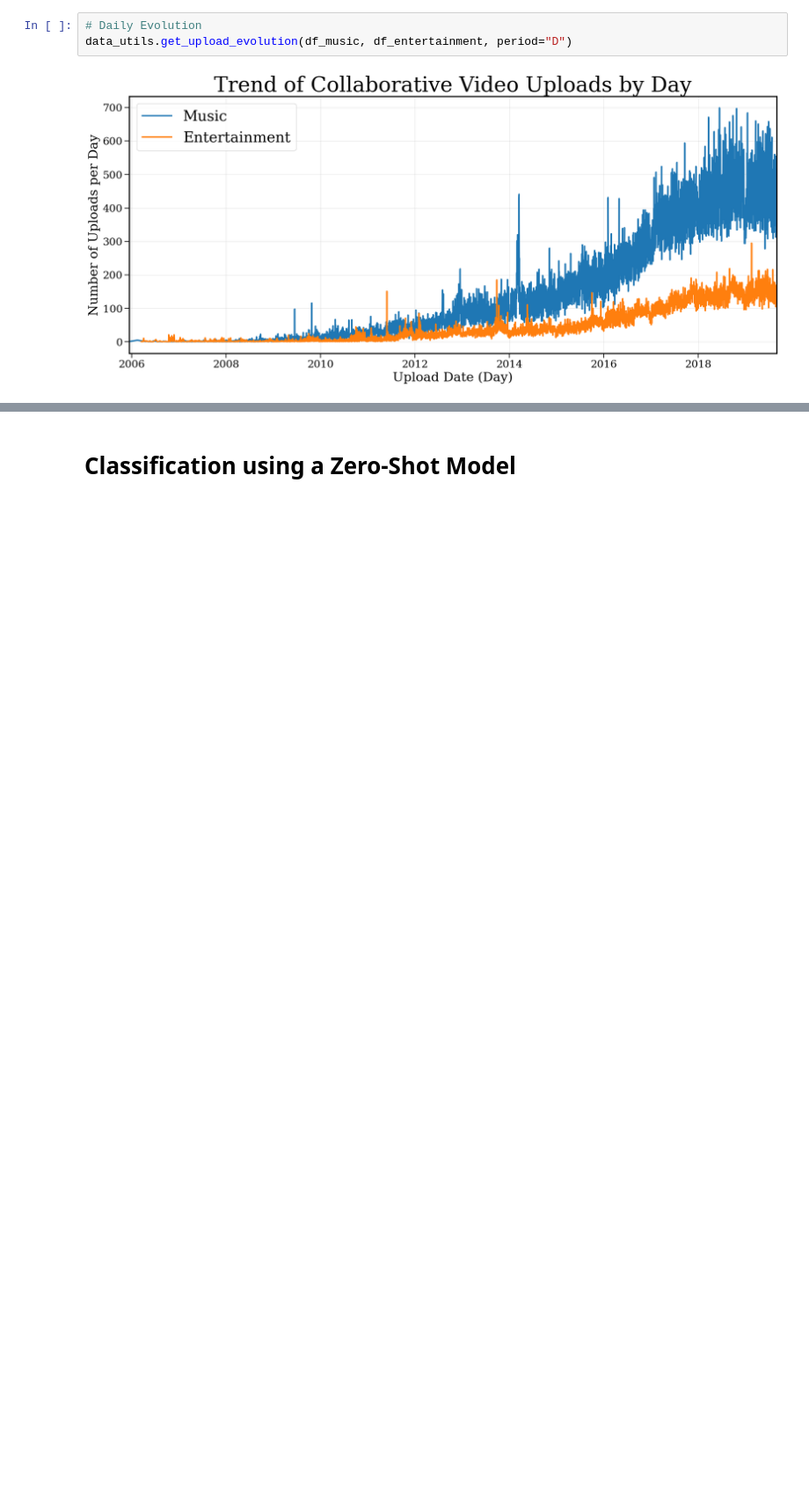
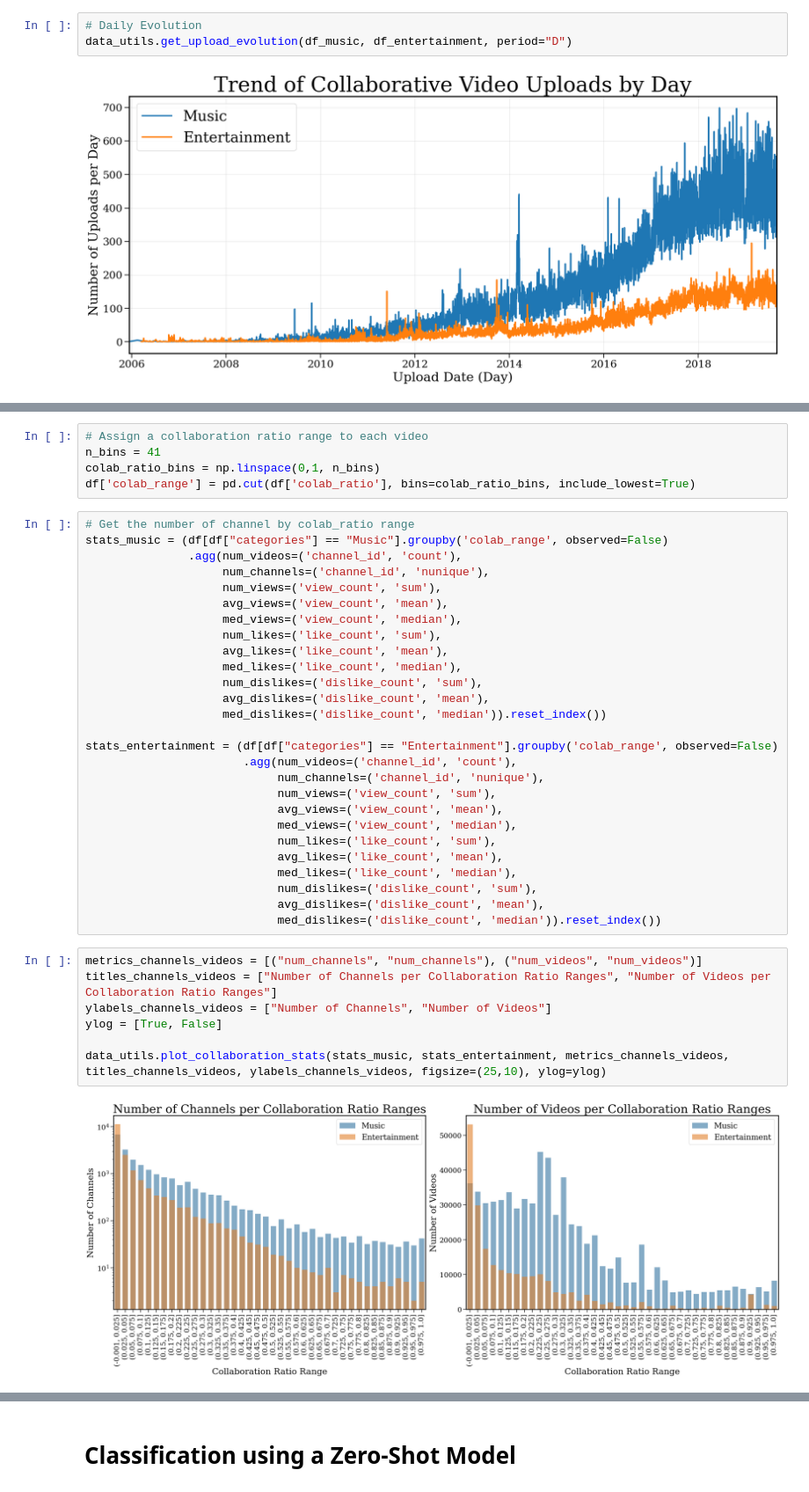
Before and after one commit to epfl-ada/ada-2024-project-tropicaltoucansinsight, a Jupyter notebook: collaborations.ipynb, the cells around one changed output, grey strips where cells are left out. Shown at 88% size. Saved outputs shown, nothing was run; the diff lists cells and outputs as text; blank space fills up the shorter version.

Commit message:
Comparison for some stats given a collaboration ratio range

```diff
--- a/collaborations.ipynb
+++ b/collaborations.ipynb
@@ -441,0 +454,41 @@ data_utils.get_upload_evolution(df_music, df_entertainment, period="D")
+# %%
+# Assign a collaboration ratio range to each video
+n_bins = 41
+colab_ratio_bins = np.linspace(0,1, n_bins)
+df['colab_range'] = pd.cut(df['colab_ratio'], bins=colab_ratio_bins, include_lowest=True)
+# %%
+# Get the number of channel by colab_ratio range
+stats_music = (df[df["categories"] == "Music"].groupby('colab_range', observed=False)
+               .agg(num_videos=('channel_id', 'count'),
+                    num_channels=('channel_id', 'nunique'),
+                    num_views=('view_count', 'sum'),
+                    avg_views=('view_count', 'mean'),
+                    med_views=('view_count', 'median'),
+                    num_likes=('like_count', 'sum'),
+                    avg_likes=('like_count', 'mean'),
+                    med_likes=('like_count', 'median'),
+                    num_dislikes=('dislike_count', 'sum'),
+                    avg_dislikes=('dislike_count', 'mean'),
+                    med_dislikes=('dislike_count', 'median')).reset_index())
+
+stats_entertainment = (df[df["categories"] == "Entertainment"].groupby('colab_range', observed=False)
+                       .agg(num_videos=('channel_id', 'count'),
+                            num_channels=('channel_id', 'nunique'),
+                            num_views=('view_count', 'sum'),
+                            avg_views=('view_count', 'mean'),
+                            med_views=('view_count', 'median'),
+                            num_likes=('like_count', 'sum'),
+                            avg_likes=('like_count', 'mean'),
+                            med_likes=('like_count', 'median'),
+                            num_dislikes=('dislike_count', 'sum'),
+                            avg_dislikes=('dislike_count', 'mean'),
+                            med_dislikes=('dislike_count', 'median')).reset_index())
+# %%
+metrics_channels_videos = [("num_channels", "num_channels"), ("num_videos", "num_videos")]
+titles_channels_videos = ["Number of Channels per Collaboration Ratio Ranges", "Number of Videos per Collaboration Ratio Ranges"]
+ylabels_channels_videos = ["Number of Channels", "Number of Videos"]
+ylog = [True, False]
+
+data_utils.plot_collaboration_stats(stats_music, stats_entertainment, metrics_channels_videos, titles_channels_videos, ylabels_channels_videos, figsize=(25,10), ylog=ylog)
+# %% [output]
+[figure, added]
```
Also changed, not shown: parts of 20 cells of this notebook.
